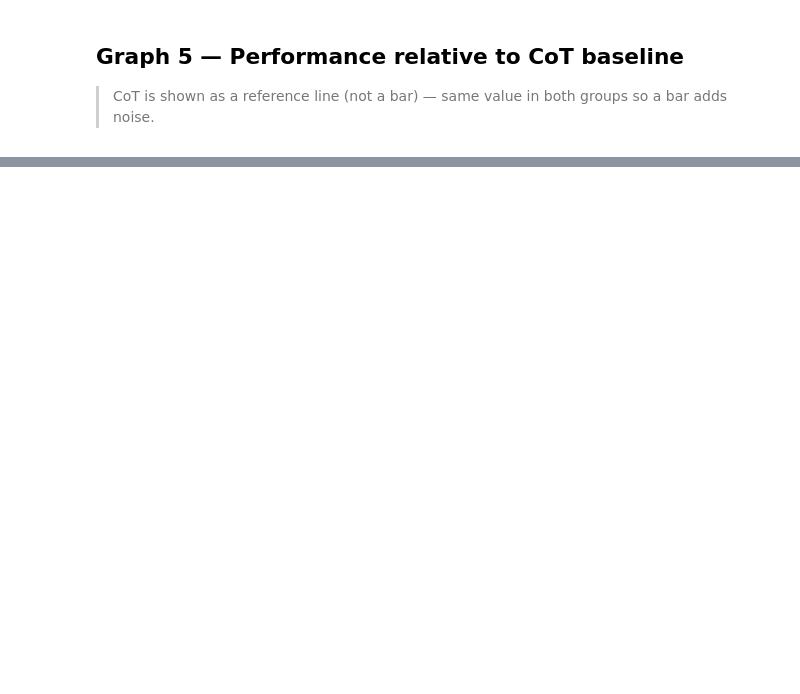
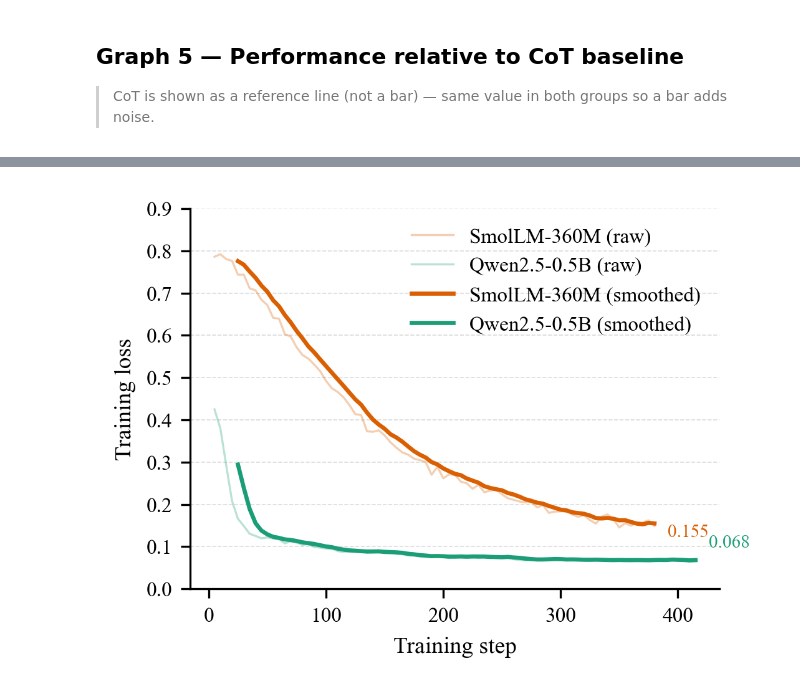
Before and after one commit to TheLubricator/tot_preliminary_1, a Jupyter notebook: report_raw/chart/charts_fixed.ipynb, the cells around one changed output, grey strips where cells are left out. Saved outputs shown, nothing was run; the diff lists cells and outputs as text; code cells hidden in the pictures; blank space fills up the shorter version.

```diff
--- a/report_raw/chart/charts_fixed.ipynb
+++ b/report_raw/chart/charts_fixed.ipynb
@@ -261,0 +411,90 @@ plt.show()
+# %%
+# ────────────────────────────────────────────────────────────────────────────
+# Training loss comparison: SmolLM-360M vs Qwen2.5-0.5B-Instruct
+# ────────────────────────────────────────────────────────────────────────────
+
+import json
+import matplotlib.pyplot as plt
+import numpy as np
+
+# ── Load data ───────────────────────────────────────────────────────────────
+with open('smollm_training_logs_final.json', 'r') as f:
+    smollm_data = json.load(f)
+
+with open('training_logs_qwen05 - try1.json', 'r') as f:
+    qwen_data = json.load(f)
+
+# Extract steps and training loss (skip eval entries which lack 'loss')
+smollm_steps = [entry['step'] for entry in smollm_data if 'loss' in entry]
+smollm_loss = [entry['loss'] for entry in smollm_data if 'loss' in entry]
+
+qwen_steps = [entry['step'] for entry in qwen_data if 'loss' in entry]
+qwen_loss = [entry['loss'] for entry in qwen_data if 'loss' in entry]
+
+# Optional: moving average smoothing (window size 5)
+def smooth(data, window=5):
+    if len(data) < window:
+        return data
+    weights = np.repeat(1.0, window) / window
+    return np.convolve(data, weights, mode='valid')
+
+smollm_smooth = smooth(smollm_loss, window=5)
+qwen_smooth   = smooth(qwen_loss,   window=5)
+
+# Align steps for smoothed curves (first (window-1) points lost)
+smollm_smooth_steps = smollm_steps[len(smollm_steps)-len(smollm_smooth):]
+qwen_smooth_steps   = qwen_steps[len(qwen_steps)-len(qwen_smooth):]
+
+# ── IEEE style plot settings ────────────────────────────────────────────────
+plt.rcParams.update({
+    'font.family': 'serif',
+    'font.serif': ['Times New Roman', 'DejaVu Serif', 'serif'],
+    'font.size': 9,
+    'axes.titlesize': 9,
+    'axes.labelsize': 9,
+    'xtick.labelsize': 8,
+    'ytick.labelsize': 8,
+    'legend.fontsize': 8,
+    'figure.dpi': 300,
+    'axes.spines.top': False,
+    'axes.spines.right': False,
+    'axes.linewidth': 0.8,
+})
+
+fig, ax = plt.subplots(figsize=(3.5, 2.5))   # single-column width
+
+# Raw training loss (semi‑transparent, thin lines)
+ax.plot(smollm_steps, smollm_loss, alpha=0.3, color='#D95F02', linewidth=0.8,
+        label='SmolLM-360M (raw)')
+ax.plot(qwen_steps, qwen_loss, alpha=0.3, color='#1B9E77', linewidth=0.8,
+        label='Qwen2.5-0.5B (raw)')
+
+# Smoothed training loss (thick, solid)
+ax.plot(smollm_smooth_steps, smollm_smooth, color='#D95F02', linewidth=1.6,
+        label='SmolLM-360M (smoothed)')
+ax.plot(qwen_smooth_steps, qwen_smooth, color='#1B9E77', linewidth=1.6,
+        label='Qwen2.5-0.5B (smoothed)')
+
+ax.set_xlabel('Training step')
+ax.set_ylabel('Training loss')
+ax.set_ylim(0, 0.9)   # adjust if needed
+ax.yaxis.grid(True, linestyle='--', linewidth=0.4, color='#CCCCCC', alpha=0.7)
+ax.set_axisbelow(True)
+
+# Legend without frame
+ax.legend(frameon=False, loc='upper right')
+
+# Optional: annotate final smoothed loss values
+final_smollm = smollm_smooth[-1]
+final_qwen   = qwen_smooth[-1]
+ax.annotate(f'{final_smollm:.3f}', xy=(smollm_smooth_steps[-1], final_smollm),
+            xytext=(5, -5), textcoords='offset points', fontsize=7, color='#D95F02')
+ax.annotate(f'{final_qwen:.3f}', xy=(qwen_smooth_steps[-1], final_qwen),
+            xytext=(5, 5), textcoords='offset points', fontsize=7, color='#1B9E77')
+
+plt.tight_layout(pad=0.4)
+plt.savefig('training_loss_comparison.pdf', bbox_inches='tight')
+plt.savefig('training_loss_comparison.png', bbox_inches='tight', dpi=300)
+plt.show()
+# %% [output]
+[figure, added]
```
Also changed, not shown: parts of 7 cells of this notebook, 20 other files.
